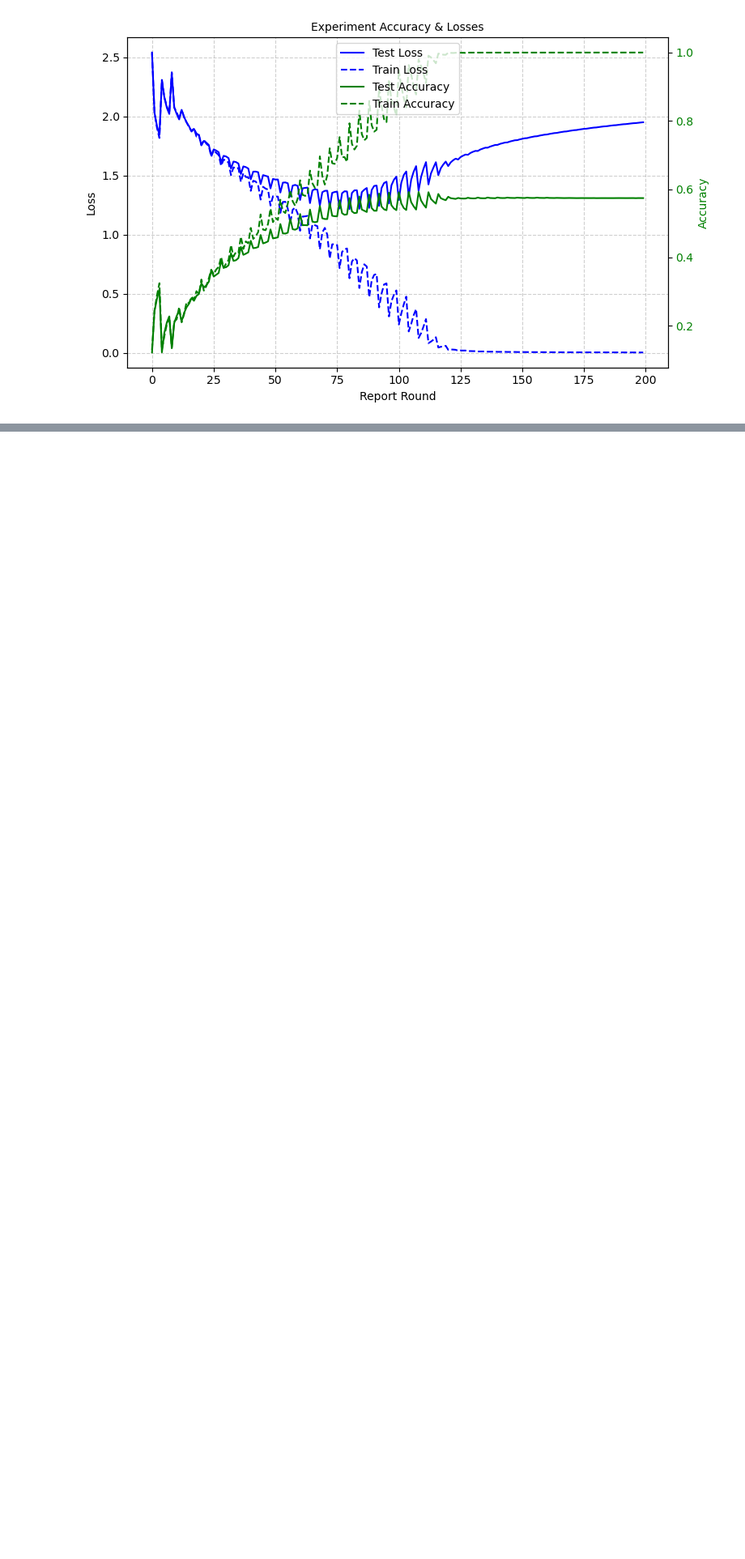
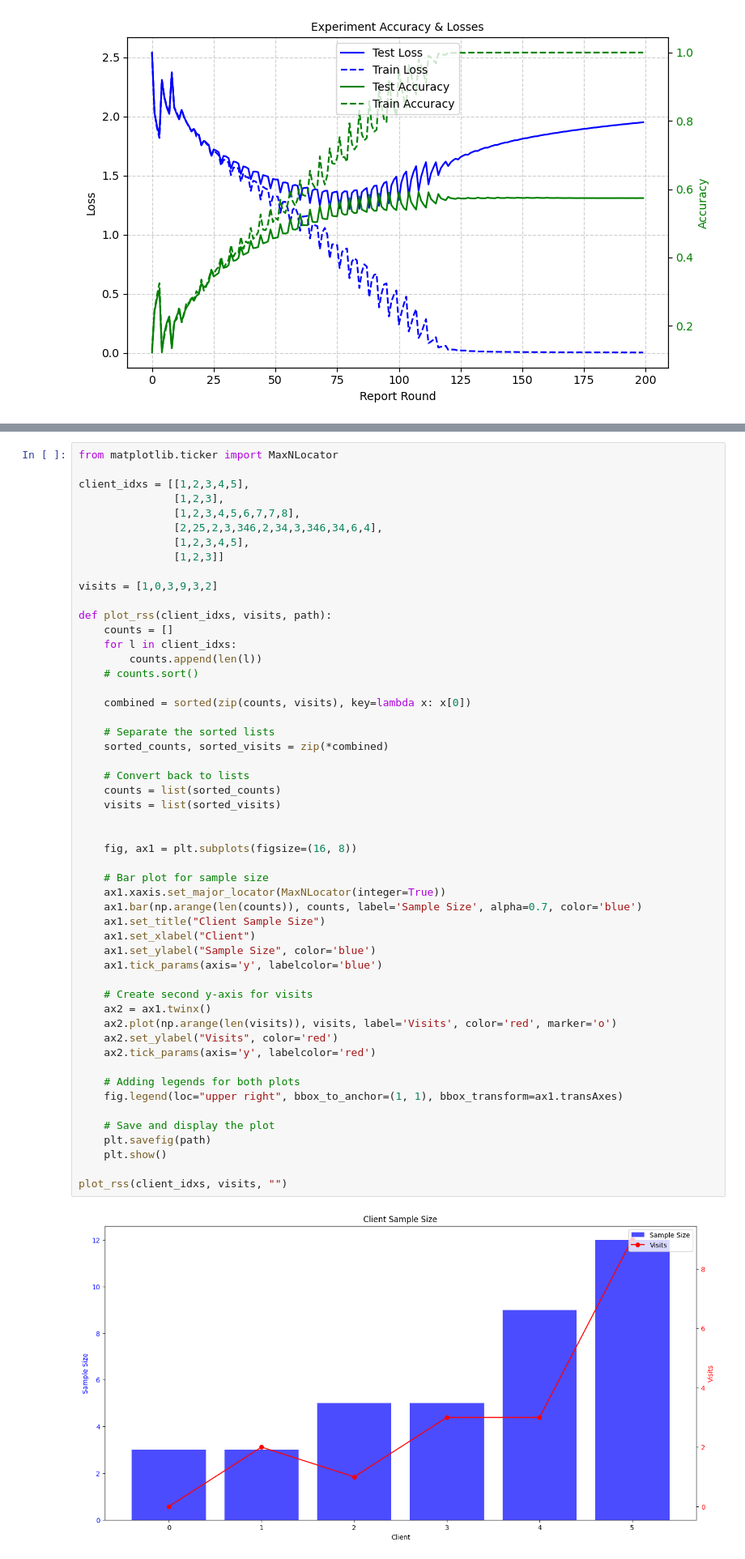
Before and after one commit to jw54kysa/FedDaisy, a Jupyter notebook: CIFAR10/compareruns.ipynb, the cells around one changed output, grey strips where cells are left out. Shown at 81% size. Cells and saved outputs as stored; diff of their text form; blank space fills up the shorter version.

Commit message:
examine client sample size in plot

```diff
--- a/CIFAR10/compareruns.ipynb
+++ b/CIFAR10/compareruns.ipynb
@@ -72,0 +78,54 @@ createLossAccPlot("FedDC_cifar10_iidrandsize8_64nc150cl_n64_b64_d1_a100_r5000_s1
+# %%
+from matplotlib.ticker import MaxNLocator
+
+client_idxs = [[1,2,3,4,5],
+               [1,2,3],
+               [1,2,3,4,5,6,7,7,8],
+               [2,25,2,3,346,2,34,3,346,34,6,4],
+               [1,2,3,4,5],
+               [1,2,3]]
+
+visits = [1,0,3,9,3,2]
+
+def plot_rss(client_idxs, visits, path):
+    counts = []
+    for l in client_idxs:
+        counts.append(len(l))
+    # counts.sort()
+
+    combined = sorted(zip(counts, visits), key=lambda x: x[0])
+
+    # Separate the sorted lists
+    sorted_counts, sorted_visits = zip(*combined)
+
+    # Convert back to lists
+    counts = list(sorted_counts)
+    visits = list(sorted_visits)
+
+
+    fig, ax1 = plt.subplots(figsize=(16, 8))
+
+    # Bar plot for sample size
+    ax1.xaxis.set_major_locator(MaxNLocator(integer=True))
+    ax1.bar(np.arange(len(counts)), counts, label='Sample Size', alpha=0.7, color='blue')
+    ax1.set_title("Client Sample Size")
+    ax1.set_xlabel("Client")
+    ax1.set_ylabel("Sample Size", color='blue')
+    ax1.tick_params(axis='y', labelcolor='blue')
+
+    # Create second y-axis for visits
+    ax2 = ax1.twinx()
+    ax2.plot(np.arange(len(visits)), visits, label='Visits', color='red', marker='o')
+    ax2.set_ylabel("Visits", color='red')
+    ax2.tick_params(axis='y', labelcolor='red')
+
+    # Adding legends for both plots
+    fig.legend(loc="upper right", bbox_to_anchor=(1, 1), bbox_transform=ax1.transAxes)
+
+    # Save and display the plot
+    plt.savefig(path)
+    plt.show()
+
+plot_rss(client_idxs, visits, "")
+# %% [output]
+[figure, added]
```
Also changed, not shown: parts of 6 cells of this notebook, 2 other files.
